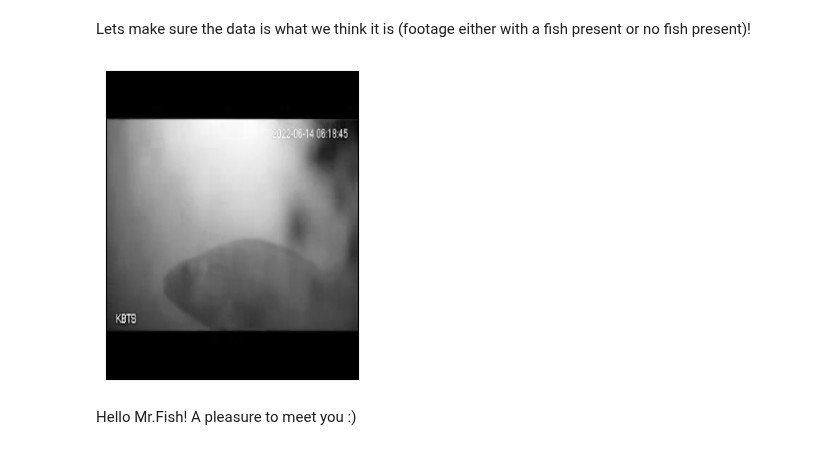
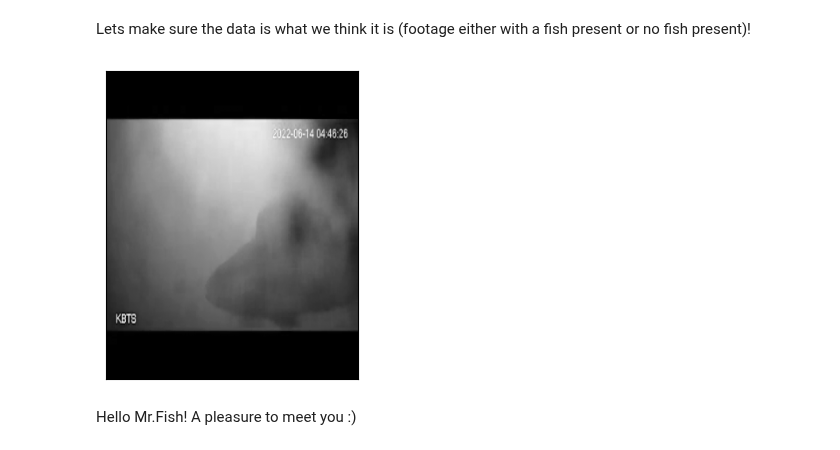
Before and after one commit to katelanman/ds4420_final, a Jupyter notebook: code/testing_results.ipynb, the cells around one changed output. Saved outputs shown, nothing was run; the diff lists cells and outputs as text; code cells hidden in the pictures.

```diff
--- a/code/testing_results.ipynb
+++ b/code/testing_results.ipynb
@@ -111,12 +104,12 @@ Lets make sure the data is what we think it is (footage either with a fish prese
 # %%
 def plot_img(x, im_shape):
     plt.imshow(x.reshape(im_shape), cmap='gray')
     plt.xticks([])
     plt.yticks([])
     plt.gcf().set_size_inches(4, 4)
-
-plot_img(X[-465], im_shape=(352, 288))
+#-465
+plot_img(X[211], im_shape=(352, 288))
 # %% [output]
-[figure, old version]
+[figure, new version]
 # %% [markdown]
 Hello Mr.Fish! A pleasure to meet you :)
```
Also changed, not shown: parts of 3 cells of this notebook, 1 other file.
